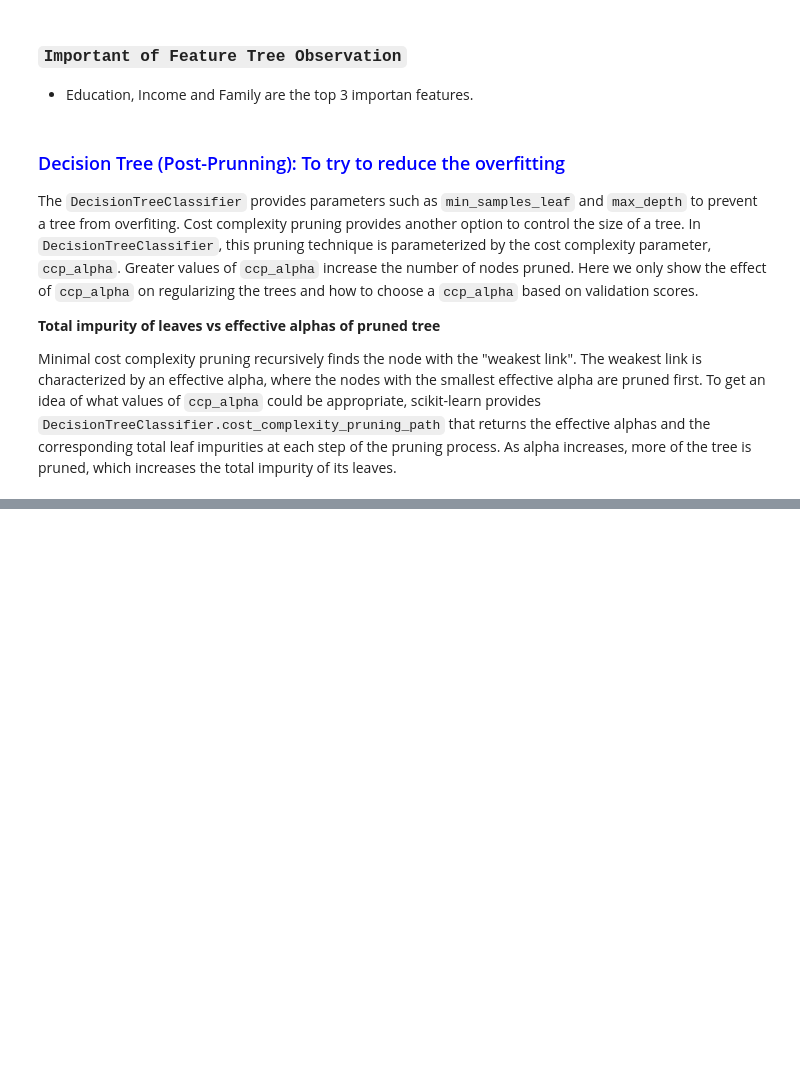
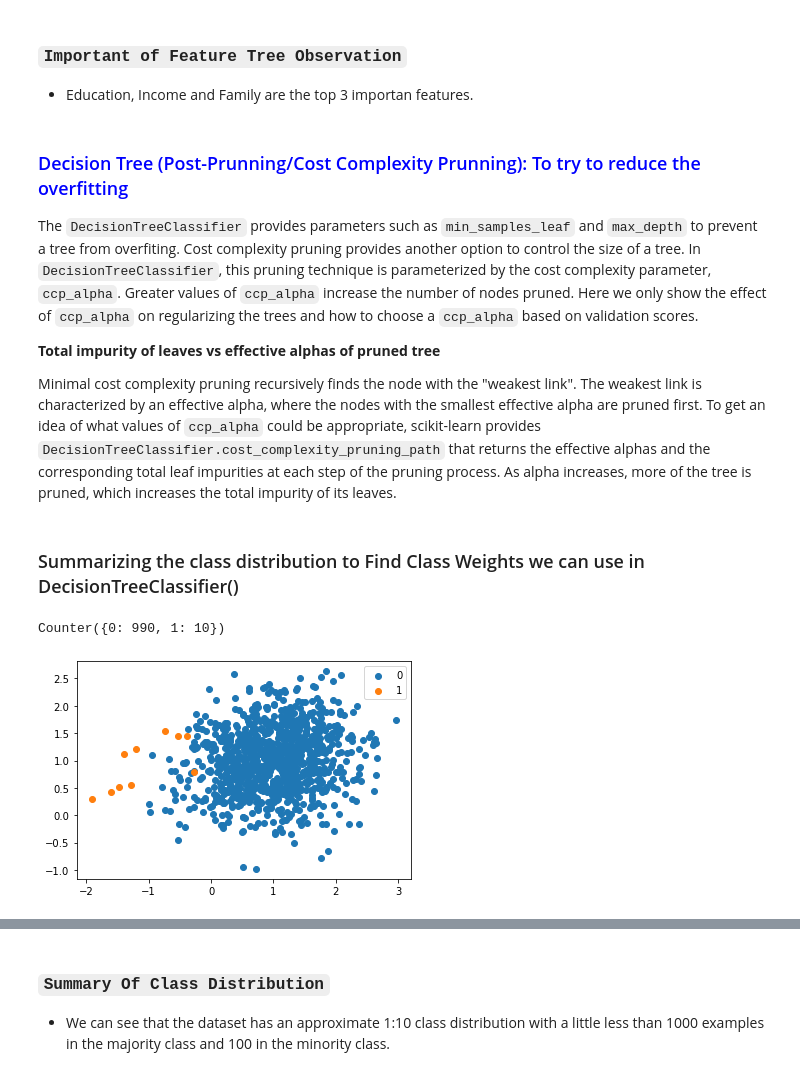
Before and after one commit to miricoder/projects, a Jupyter notebook: Supervised_Learning_Classification/Personal_Loan_Campaign.ipynb, the cells around one changed output, grey strips where cells are left out. Saved outputs shown, nothing was run; the diff lists cells and outputs as text; code cells hidden in the pictures; blank space fills up the shorter version.

Commit message:
Working out the Complexity Measure

```diff
--- a/Supervised_Learning_Classification/Personal_Loan_Campaign.ipynb
+++ b/Supervised_Learning_Classification/Personal_Loan_Campaign.ipynb
@@ -1045,7 +1053,7 @@ plt.show()
 ### `Important of Feature Tree Observation`
 * Education, Income and Family are the top 3 importan features.
 # %% [markdown]
-<h3 style="color:Blue">Decision Tree (Post-Prunning): To try to reduce the overfitting</h3>
+<h3 style="color:Blue">Decision Tree (Post-Prunning/Cost Complexity Prunning): To try to reduce the overfitting</h3>
 
 The `DecisionTreeClassifier` provides parameters such as
 ``min_samples_leaf`` and ``max_depth`` to prevent a tree from overfiting. Cost
@@ -1066,3 +1074,34 @@ what values of ``ccp_alpha`` could be appropriate, scikit-learn provides
 effective alphas and the corresponding total leaf impurities at each step of
 the pruning process. As alpha increases, more of the tree is pruned, which
 increases the total impurity of its leaves.
+# %% [markdown]
+### Summarizing the class distribution to Find Class Weights we can use in DecisionTreeClassifier()
+# %%
+# Generate and plot a synthetic imbalanced classification dataset
+from collections import Counter
+from sklearn.datasets import make_classification
+from matplotlib import pyplot
+from numpy import where
+
+# define dataset
+_X, _y = make_classification(
+    n_samples=1000,
+    n_features=2,
+    n_redundant=0,
+    n_clusters_per_class=1,
+    weights=[0.99],
+    flip_y=0,
+    random_state=3,
+)
+# summarize class distribution
+counter = Counter(_y)
+print(counter)
+# scatter plot of examples by class label
+for label, _ in counter.items():
+    row_ix = where(_y == label)[0]
+    pyplot.scatter(_X[row_ix, 0], _X[row_ix, 1], label=str(label))
+pyplot.legend()
+pyplot.show()
+# %% [output]
+Counter({0: 990, 1: 10})
+[figure, added]
@@ -1068,0 +1109,3 @@ increases the total impurity of its leaves.
+# %% [markdown]
+### `Summary Of Class Distribution`
+* We can see that the dataset has an approximate 1:10 class distribution with a little less than 1000 examples in the majority class and 100 in the minority class.
```
Also changed, not shown: parts of 43 cells of this notebook.
